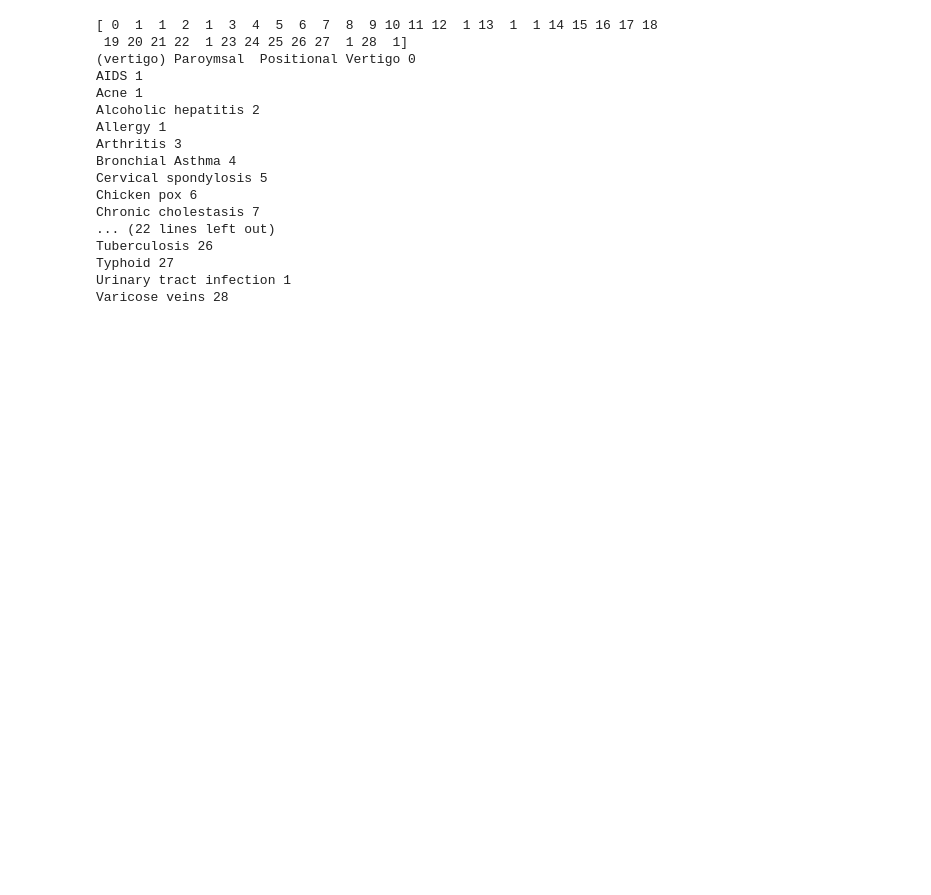
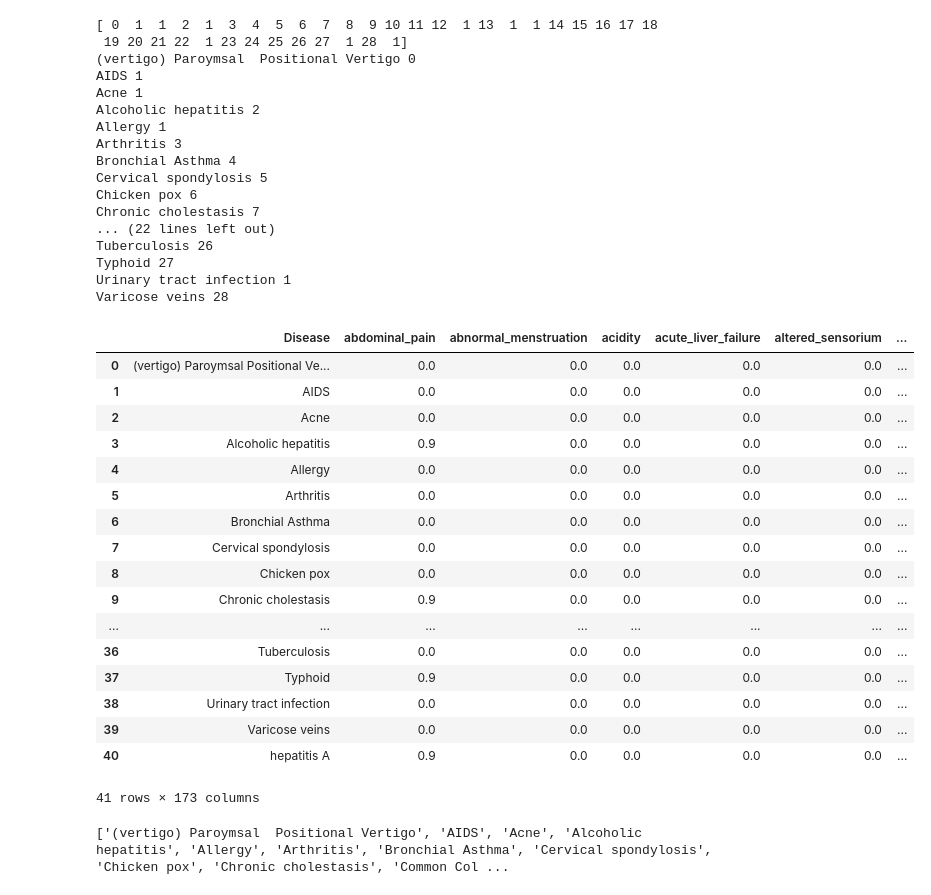
Before and after one commit to josephmasson26/DiagnoseMe, a Jupyter notebook: Clustering/DBS.ipynb, the cells around one changed output. Cells and saved outputs as stored; diff of their text form; code cells hidden in the pictures; blank space fills up the shorter version.

```diff
--- a/Clustering/DBS.ipynb
+++ b/Clustering/DBS.ipynb
@@ -127,0 +126,31 @@ data2.to_csv('Diseases-Hep.csv', index=True)
+# %%
+
+
+
+
+diseases_data = pd.read_csv('..\CleanedData\disease_vector.csv')
+
+diseases_data
+# %% [output]
+|  | Disease | abdominal_pain | abnormal_menstruation | acidity | acute_liver_failure | altered_sensorium | ... |
+| 0 | (vertigo) Paroymsal Positional Ve... | 0.0 | 0.0 | 0.0 | 0.0 | 0.0 | ... |
+| 1 | AIDS | 0.0 | 0.0 | 0.0 | 0.0 | 0.0 | ... |
+| 2 | Acne | 0.0 | 0.0 | 0.0 | 0.0 | 0.0 | ... |
+| 3 | Alcoholic hepatitis | 0.9 | 0.0 | 0.0 | 0.0 | 0.0 | ... |
+| 4 | Allergy | 0.0 | 0.0 | 0.0 | 0.0 | 0.0 | ... |
+| 5 | Arthritis | 0.0 | 0.0 | 0.0 | 0.0 | 0.0 | ... |
+| 6 | Bronchial Asthma | 0.0 | 0.0 | 0.0 | 0.0 | 0.0 | ... |
+| 7 | Cervical spondylosis | 0.0 | 0.0 | 0.0 | 0.0 | 0.0 | ... |
+| 8 | Chicken pox | 0.0 | 0.0 | 0.0 | 0.0 | 0.0 | ... |
+| 9 | Chronic cholestasis | 0.9 | 0.0 | 0.0 | 0.0 | 0.0 | ... |
+| ... | ... | ... | ... | ... | ... | ... | ... |
+| 36 | Tuberculosis | 0.0 | 0.0 | 0.0 | 0.0 | 0.0 | ... |
+| 37 | Typhoid | 0.9 | 0.0 | 0.0 | 0.0 | 0.0 | ... |
+| 38 | Urinary tract infection | 0.0 | 0.0 | 0.0 | 0.0 | 0.0 | ... |
+| 39 | Varicose veins | 0.0 | 0.0 | 0.0 | 0.0 | 0.0 | ... |
+| 40 | hepatitis A | 0.9 | 0.0 | 0.0 | 0.0 | 0.0 | ... |
+41 rows × 173 columns
+# %%
+print(diseases_data.iloc[:, 0].tolist())
+# %% [output]
+['(vertigo) Paroymsal  Positional Vertigo', 'AIDS', 'Acne', 'Alcoholic hepatitis', 'Allergy', 'Arthritis', 'Bronchial Asthma', 'Cervical spondylosis', 'Chicken pox', 'Chronic cholestasis', 'Common Col ...
```
Also changed, not shown: parts of 1 cell of this notebook, 1 other file.
